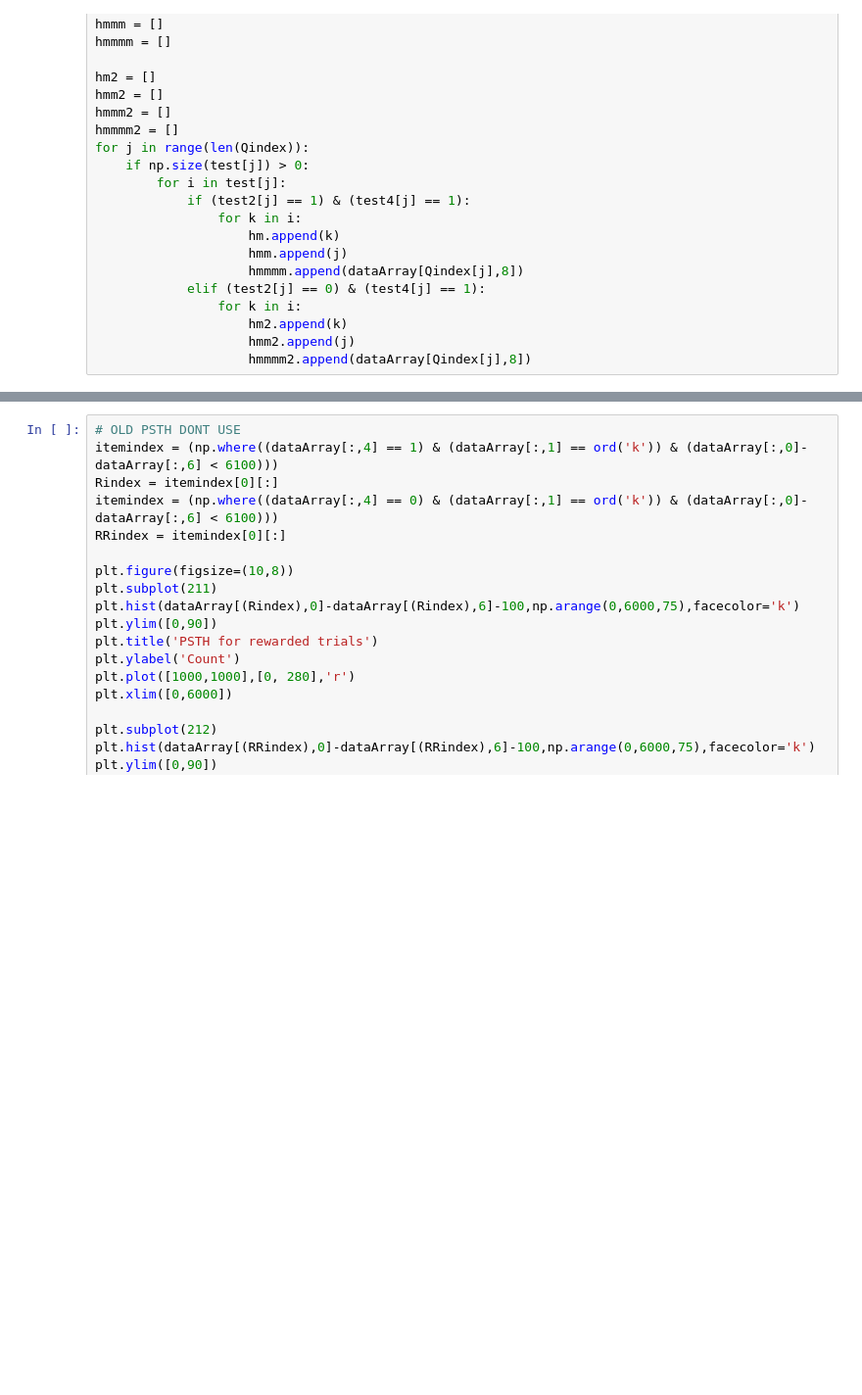
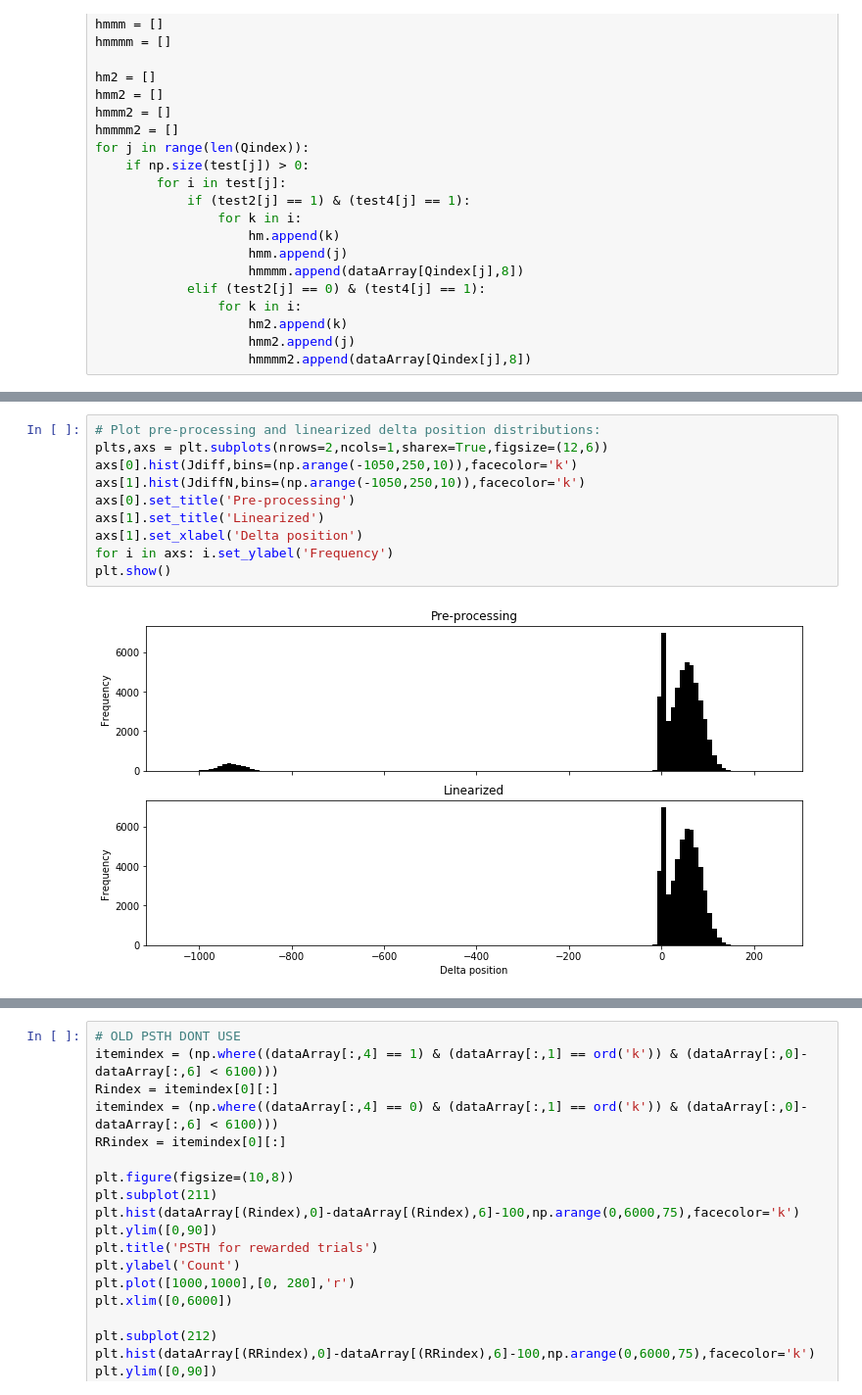
Before and after one commit to kirkesolator/DataHandling, a Jupyter notebook: Data_parser_1.ipynb, the cells around one changed output, grey strips where cells are left out. Shown at 98% size. Cells and saved outputs as stored; diff of their text form; blank space fills up the shorter version.

```diff
--- a/Data_parser_1.ipynb
+++ b/Data_parser_1.ipynb
@@ -244,0 +301,12 @@ plt.show()
+# %%
+# Plot pre-processing and linearized delta position distributions:
+plts,axs = plt.subplots(nrows=2,ncols=1,sharex=True,figsize=(12,6))
+axs[0].hist(Jdiff,bins=(np.arange(-1050,250,10)),facecolor='k')
+axs[1].hist(JdiffN,bins=(np.arange(-1050,250,10)),facecolor='k')
+axs[0].set_title('Pre-processing')
+axs[1].set_title('Linearized')
+axs[1].set_xlabel('Delta position')
+for i in axs: i.set_ylabel('Frequency')
+plt.show()
+# %% [output]
+[figure, added]
```
Also changed, not shown: parts of 18 cells of this notebook, 32 other files.
